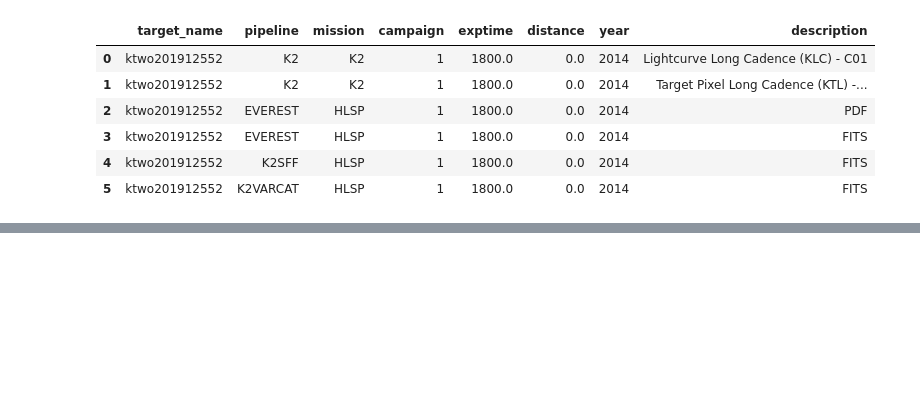
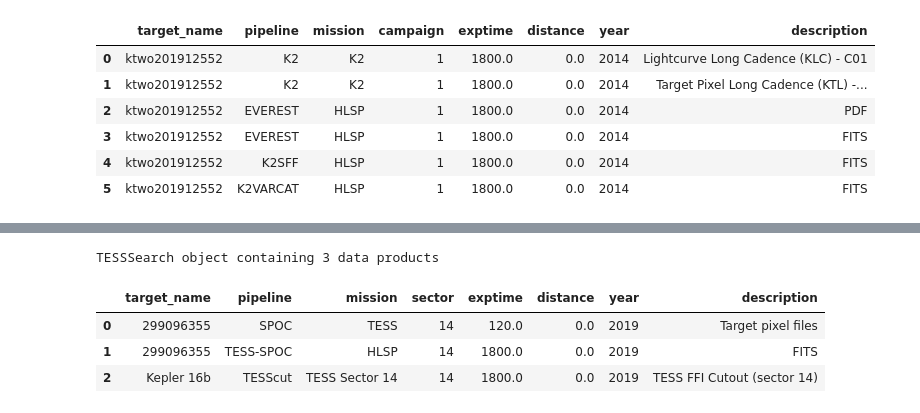
Before and after one commit to lightkurve/lksearch, a Jupyter notebook: docs/tutorials/Example_searches.ipynb, the cells around one changed output, grey strips where cells are left out. Saved outputs shown, nothing was run; the diff lists cells and outputs as text; code cells hidden in the pictures; blank space fills up the shorter version.

```diff
--- a/docs/tutorials/Example_searches.ipynb
+++ b/docs/tutorials/Example_searches.ipynb
@@ -306,3 +306,10 @@ K2Search object containing 6 data products
 | 3 | ktwo201912552 | EVEREST | HLSP | 1 | 1800.0 | 0.0 | 2014 | FITS |
 | 4 | ktwo201912552 | K2SFF | HLSP | 1 | 1800.0 | 0.0 | 2014 | FITS |
 | 5 | ktwo201912552 | K2VARCAT | HLSP | 1 | 1800.0 | 0.0 | 2014 | FITS |
+# %%
+"""Can we find and download TESS tesscut tpfs"""
+results = TESSSearch("Kepler 16b", hlsp=False, sector=14)
+print(len(results)) # == 11
+print(len(results.cubedata)) # 3
+manifest = results.cubedata.download()
+manifest
@@ -308,0 +324,8 @@ K2Search object containing 6 data products
+# %%
+results.cubedata
+# %% [output]
+TESSSearch object containing 3 data products
+|  | target_name | pipeline | mission | sector | exptime | distance | year | description |
+| 0 | 299096355 | SPOC | TESS | 14 | 120.0 | 0.0 | 2019 | Target pixel files |
+| 1 | 299096355 | TESS-SPOC | HLSP | 14 | 1800.0 | 0.0 | 2019 | FITS |
+| 2 | Kepler 16b | TESScut | TESS Sector 14 | 14 | 1800.0 | 0.0 | 2019 | TESS FFI Cutout (sector 14) |
```
Also changed, not shown: parts of 6 cells of this notebook, 2 other files.
